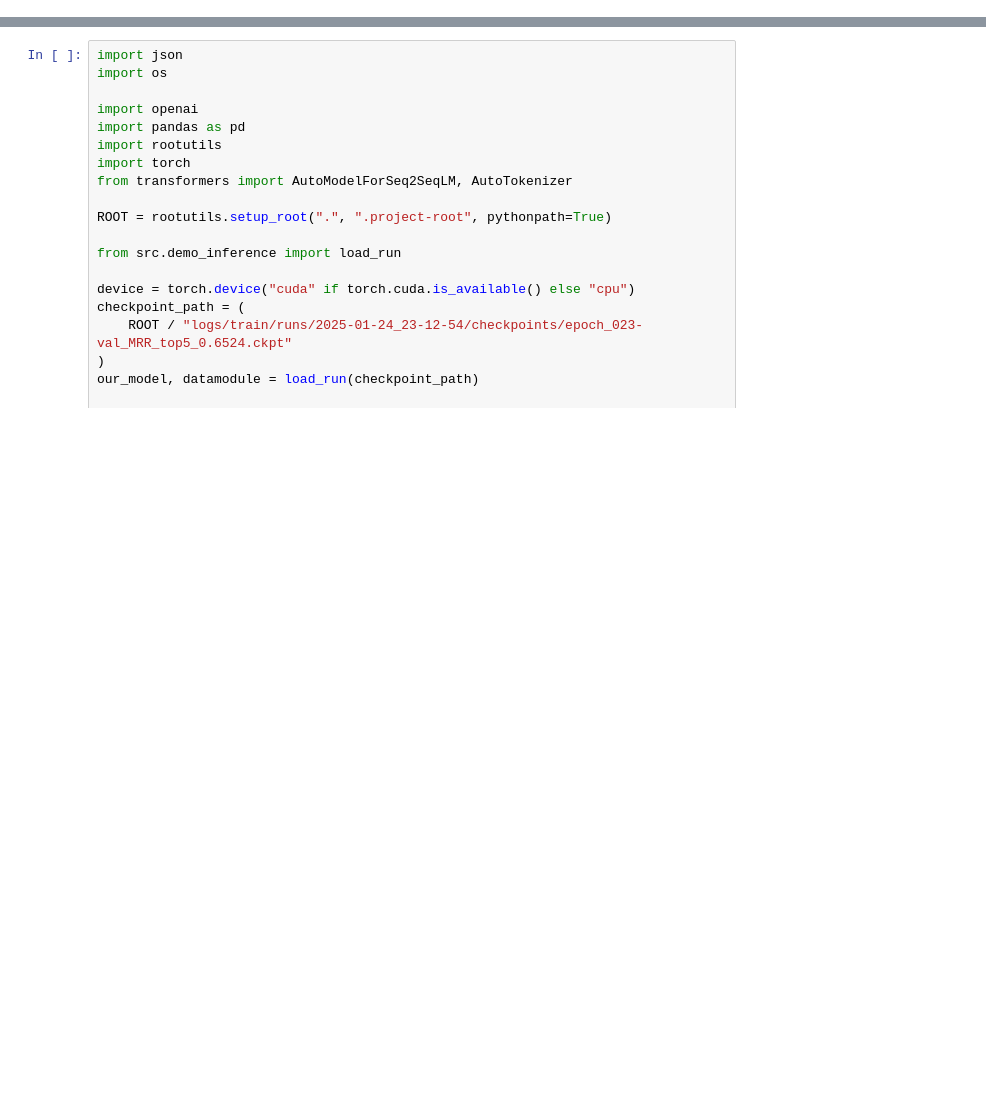
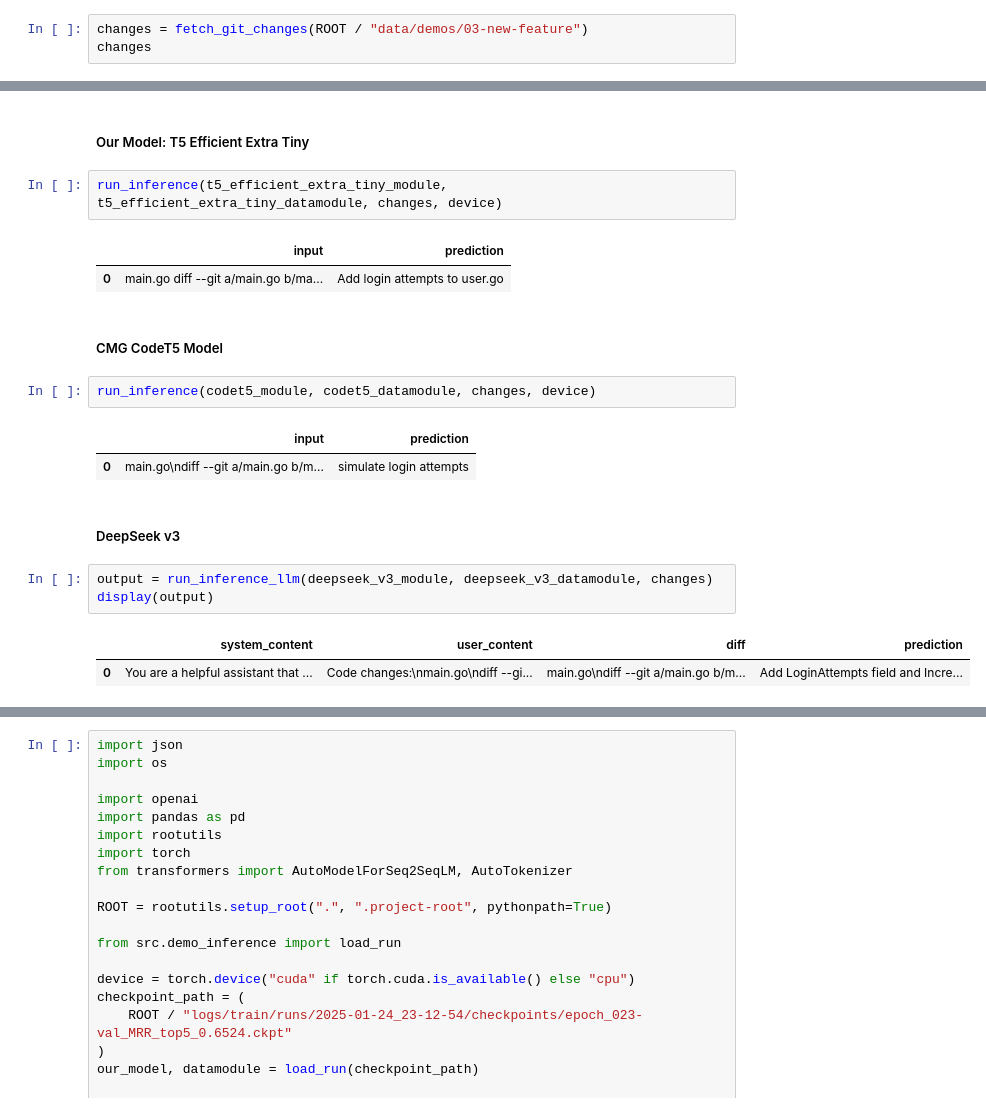
Before and after one commit to ZHCSJ666/ML-24-25, a Jupyter notebook: notebooks/demo.ipynb, the cells around one changed output, grey strips where cells are left out. Saved outputs shown, nothing was run; the diff lists cells and outputs as text; blank space fills up the shorter version.

```diff
--- a/notebooks/demo.ipynb
+++ b/notebooks/demo.ipynb
@@ -0,0 +107,3 @@
+# %%
+changes = fetch_git_changes(ROOT / "data/demos/03-new-feature")
+changes
@@ -0,0 +119,22 @@
+# %% [markdown]
+##### Our Model: T5 Efficient Extra Tiny
+# %%
+run_inference(t5_efficient_extra_tiny_module, t5_efficient_extra_tiny_datamodule, changes, device)
+# %% [output]
+|  | input | prediction |
+| 0 | main.go diff --git a/main.go b/ma... | Add login attempts to user.go |
+# %% [markdown]
+##### CMG CodeT5 Model
+# %%
+run_inference(codet5_module, codet5_datamodule, changes, device)
+# %% [output]
+|  | input | prediction |
+| 0 | main.go\ndiff --git a/main.go b/m... | simulate login attempts |
+# %% [markdown]
+##### DeepSeek v3
+# %%
+output = run_inference_llm(deepseek_v3_module, deepseek_v3_datamodule, changes)
+display(output)
+# %% [output]
+|  | system_content | user_content | diff | prediction |
+| 0 | You are a helpful assistant that ... | Code changes:\nmain.go\ndiff --gi... | main.go\ndiff --git a/main.go b/m... | Add LoginAttempts field and Incre... |
```
Also changed, not shown: parts of 31 cells of this notebook, 26 other files.
